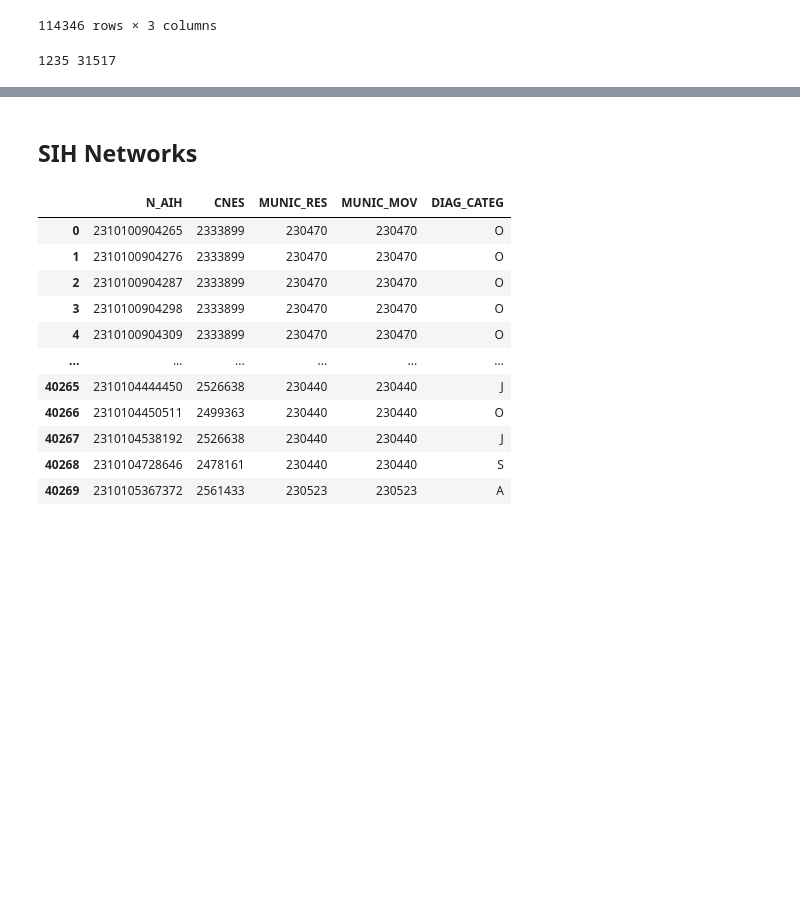
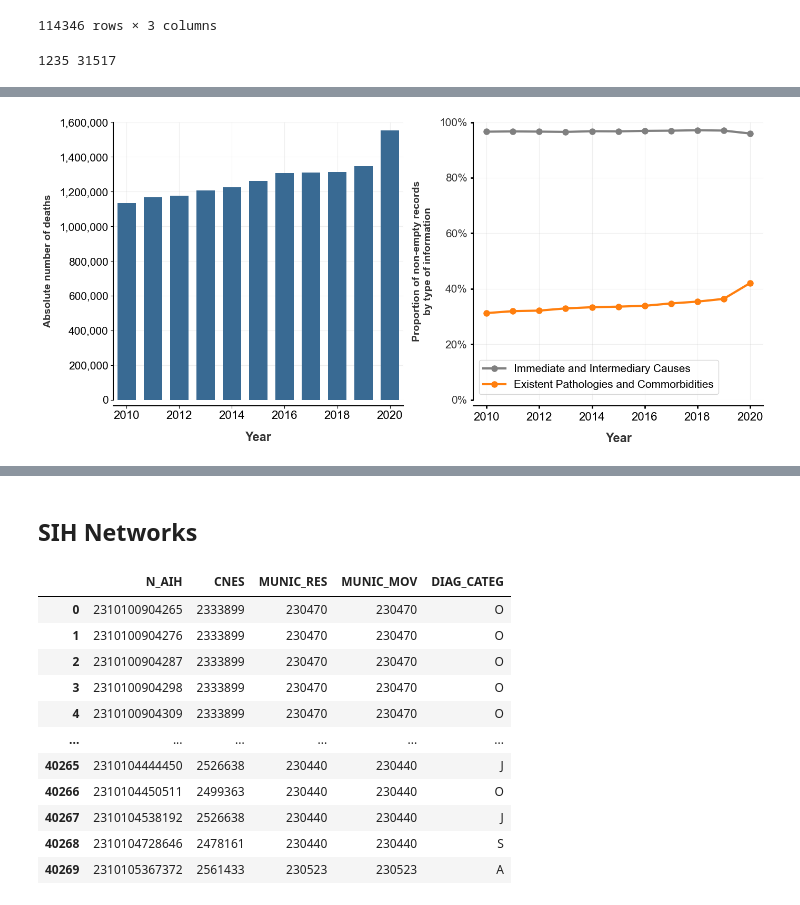
Before and after one commit to humbertocarmona/pyopensus, a Jupyter notebook: notebooks/preliminar.ipynb, the cells around one changed output, grey strips where cells are left out. Cells and saved outputs as stored; diff of their text form; code cells hidden in the pictures; blank space fills up the shorter version.

```diff
--- a/notebooks/preliminar.ipynb
+++ b/notebooks/preliminar.ipynb
@@ -19,12 +26,11 @@ from nxviz import encodings as aes
 # %%
 basefolder = Path.home().joinpath("Documents", "data", "opendatasus")
 dbname = "SIM_WAREHOUSE.db"
-dbname = "SIH_CNES_WAREHOUSE.db"
+#dbname = "SIH_CNES_WAREHOUSE.db"
 # %%
 engine = create_engine(f'sqlite:///'+str(basefolder.joinpath(dbname)))
 # %%
 # -- test
-
 def query_metadata(engine):
     inspector = inspect(engine)
     tables = inspector.get_table_names()
@@ -39,6 +45,7 @@ def query_data(query_str, table_name, engine, batchsize=1000):
         'columns': [],
     }
 
+    query_str = text(query_str)
     with engine.connect() as conn:
         qres = conn.execute(query_str)
         schema_data['columns'] = list(qres.keys())
@@ -186,0 +208,8 @@ print(graph.number_of_nodes(), graph.number_of_edges())
+# %%
+sim_query = lambda year: f''' SELECT
+        CHAVE_CONTADOR_FONTE, CODMUNRES, DTOBITO,
+        SUBSTR(CAUSABAS, 1, 3) AS CAUSABAS, LINHAA, LINHAB, LINHAC,
+        LINHAD, LINHAII
+    FROM
+        sim
+    WHERE DTOBITO >= '{year}-01-01' AND DTOBITO <= '{year}-12-31' '''
@@ -186,0 +247,83 @@ print(graph.number_of_nodes(), graph.number_of_edges())
+# %%
+total_arr = [ rec_years[yy]['TOTAL'] for yy in range(2010, 2021) ]
+linhaa_arr = [ (rec_years[yy]['LINHAA']/rec_years[yy]["TOTAL"]*100) for yy in range(2010, 2021) ]
+linhab_arr = [ (rec_years[yy]['LINHAB']/rec_years[yy]["TOTAL"]*100) for yy in range(2010, 2021) ]
+linhac_arr = [ (rec_years[yy]['LINHAC']/rec_years[yy]["TOTAL"]*100) for yy in range(2010, 2021) ]
+linhad_arr = [ (rec_years[yy]['LINHAD']/rec_years[yy]["TOTAL"]*100) for yy in range(2010, 2021) ]
+linha2_arr = [ (rec_years[yy]['LINHAII']/rec_years[yy]["TOTAL"])*100 for yy in range(2010, 2021) ]
+# %%
+# -- total no estado
+fig, (ax1, ax2) = plt.subplots(1,2, figsize=(14,6.5))
+
+
+bar_width=0.7
+# -- plot data
+ax1.bar(yy_list, total_arr, width=bar_width, zorder=2, label="Total", color="#396a93", alpha=1.0)
+#ax1.bar(serie_obito_neo['ANO_OBITO']+0.2, serie_obito_neo['count'], width=bar_width, zorder=2, label="Total", color="#396a93", alpha=1.0)
+
+ax2.plot(yy_list, linhaa_arr, zorder=4, color="#808080", linewidth=3, marker='o', ms=8, label="Immediate and Intermediary Causes")
+#ax2.plot(yy_list, linhab_arr, zorder=4, color="#2b506e", linewidth=3, marker='o', ms=8, label="LINHAB")
+#ax2.plot(yy_list, linhac_arr, zorder=4, color="#ff4d4d", linewidth=3, marker='o', ms=8, label="LINHAC")
+#ax2.plot(yy_list, linhad_arr, zorder=4, color="#808080", linewidth=3, marker='o', ms=8, label="LINHAD")
+ax2.plot(yy_list, linha2_arr, zorder=4, color="tab:orange", linewidth=3, marker='o', ms=8, label="Existent Pathologies and Commorbidities")
+#ax1.plot(serie_colon['ANO_OBITO'], serie_colon['Taxa de Mortalidade'], zorder=4, color="#990000", linewidth=3, marker='o', ms=8, label="Cólon (C18)")
+#ax1.plot(serie_figado['ANO_OBITO'], serie_figado['Taxa de Mortalidade'], zorder=4, color="#333333", linewidth=3, marker='o', ms=8, label="Fígado (C22)")
+
+
+# -- ticks and labels
+ax1.set_xlabel("Year", fontsize=17, weight='bold', labelpad=14, fontdict={'color': "#333333"})
+ax2.set_xlabel("Year", fontsize=17, weight='bold', labelpad=14, fontdict={'color': "#333333"})
+ax1.set_ylabel("Absolute number of deaths", fontsize=14, weight='bold', fontdict={'color': "#333333"}, labelpad=9)
+ax2.set_ylabel("Proportion of non-empty records\nby type of information", fontsize=14, weight='bold', fontdict={'color': "#333333"}, labelpad=9)
+ax1.yaxis.set_major_formatter(matplotlib.ticker.ScalarFormatter())
+ax1.yaxis.set_major_formatter(matplotlib.ticker.FormatStrFormatter('%d'))
+ax1.get_yaxis().set_major_formatter(matplotlib.ticker.FuncFormatter(lambda x, p: format(int(x), ',')))
+#ax1_twin.yaxis.set_major_formatter(matplotlib.ticker.ScalarFormatter())
+#ax1_twin.yaxis.set_major_formatter(matplotlib.ticker.FormatStrFormatter('%d'))
+#ax1_twin.get_yaxis().set_major_formatter(matplotlib.ticker.FuncFormatter(lambda x, p: format(int(x), ',').replace(",", ".")))
+
+ax1.set_ylim([0, 1600000])
+ax2.set_ylim([0, 100])
+
+
+ax2.tick_params(width=2, labelsize=15, pad=5)
+#ax1_twin.tick_params(width=2, labelsize=15, pad=5)
+#ax1.yaxis.set_tick_params(labelsize=15)
+#ax1.xaxis.set_tick_params(labelsize=16)
+#ax1_twin.yaxis.set_tick_params(labelsize=15)
+
+# -- spines
+for axis in [ax1, ax2]:
+    for i in ['left', 'right', 'bottom', 'top']:
+        axis.spines[i].set_linewidth(1.5)
+
+    axis.spines['top'].set_linewidth(0)
+    axis.spines['right'].set_linewidth(0)
+    axis.spines['bottom'].set_position(('outward', 8))
+    axis.set_xlim([2009.5, 2020.5])
+
+    axis.yaxis.set_tick_params(labelsize=15)
+    axis.xaxis.set_tick_params(labelsize=16)
+
+    axis.grid(alpha=0.2, zorder=0)
+
+#serie_data = serie_obito_neo
+#serie_sum = serie_obito_neo['count'].sum()
+#for idx in range(len(serie_data)):
+#    porc = (serie_data['count'].iat[idx]/serie_sum)*100
+#    print(porc, idx, serie_data['count'].iat[idx])
+#
+#    ax1.text(x=serie_data['ANO_OBITO'].iat[idx]+0.09, y=serie_data['count'].iat[idx]*1.25, s=f'{serie_data["count"].iat[idx]:,}'.replace(",", "."),
+#                ha='left', rotation=90, fontsize=18, color="#396a93", weight='bold')
+
+#ax1.set_xticks([n for n in serie_estomago["ANO_OBITO"].tolist()])
+ax2.set_yticklabels([f'{x.get_text()}%' for x in ax2.get_yticklabels()], weight='normal', color="#333333")
+ax2.legend(loc=3, prop={'size':15})
+
+#ax1_twin.legend(prop={'size':16}, loc=2)
+fig.tight_layout()
+#fig.savefig(os.path.join(basepath, "opas", "neoplasias", "figs", "txmort_neoplasias_tipo.png"), dpi=300, bbox_inches='tight')
+#fig.savefig(os.path.join(basepath, "opas", "sim", "figs", "obitos_all_2013_2023.png"), dpi=300, bbox_inches='tight')
+#fig.savefig(os.path.join(basepath, "opas", "sim", "figs", "obitos_all_2013_2023.pdf"), dpi=300, bbox_inches='tight')
+# %% [output]
+[figure, added]
```
Also changed, not shown: parts of 17 cells of this notebook.
